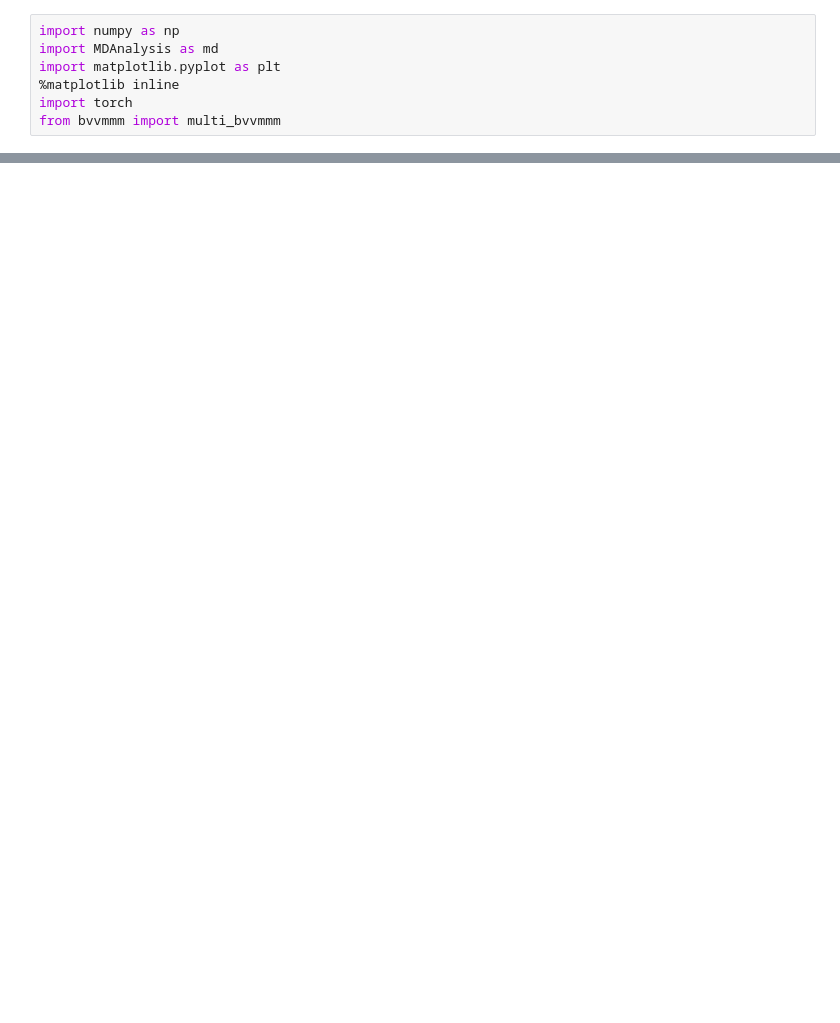
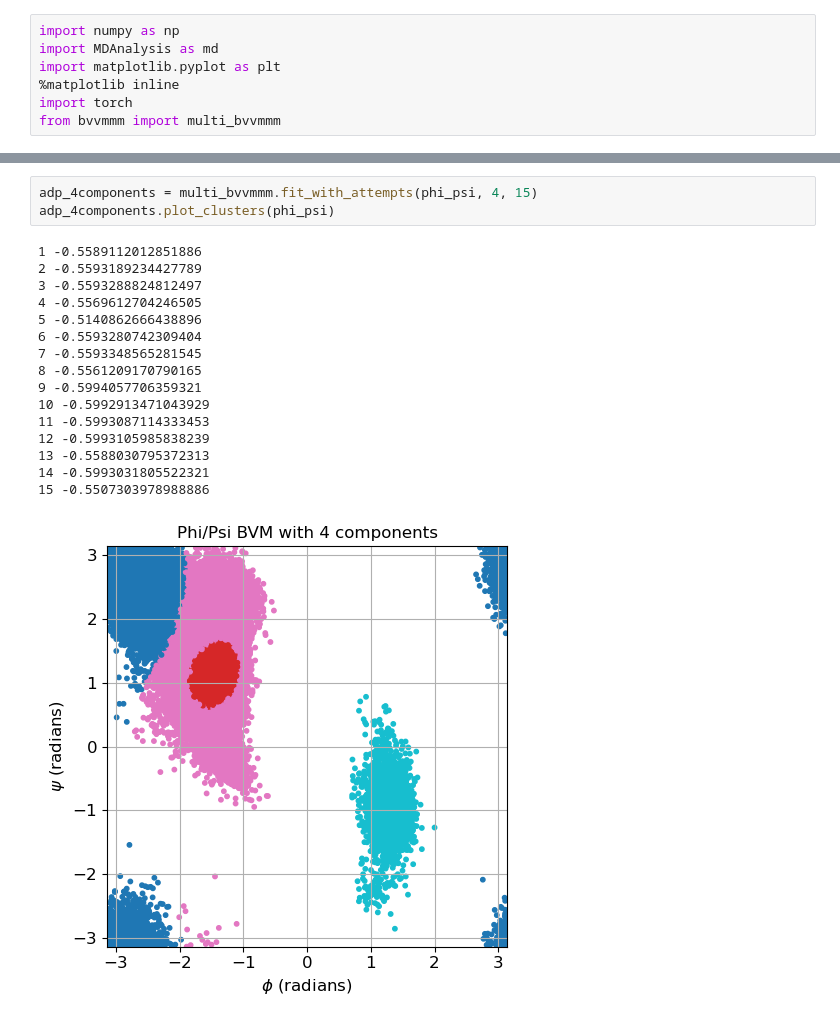
Before and after one commit to mccullaghlab/vonMisesMixtureModel, a Jupyter notebook: examples/adp/adp_BVvMMM.ipynb, the cells around one changed output, grey strips where cells are left out. Cells and saved outputs as stored; diff of their text form; blank space fills up the shorter version.

```diff
--- a/examples/adp/adp_BVvMMM.ipynb
+++ b/examples/adp/adp_BVvMMM.ipynb
@@ -36,0 +97,20 @@ NameError: name 'SineVMEM' is not defined
+# %%
+adp_4components = multi_bvvmmm.fit_with_attempts(phi_psi, 4, 15)
+adp_4components.plot_clusters(phi_psi)
+# %% [output]
+1 -0.5589112012851886
+2 -0.5593189234427789
+3 -0.5593288824812497
+4 -0.5569612704246505
+5 -0.5140862666438896
+6 -0.5593280742309404
+7 -0.5593348565281545
+8 -0.5561209170790165
+9 -0.5994057706359321
+10 -0.5992913471043929
+11 -0.5993087114333453
+12 -0.5993105985838239
+13 -0.5588030795372313
+14 -0.5993031805522321
+15 -0.5507303978988886
+[figure, added]
```
Also changed, not shown: parts of 6 cells of this notebook, 2 other files.
